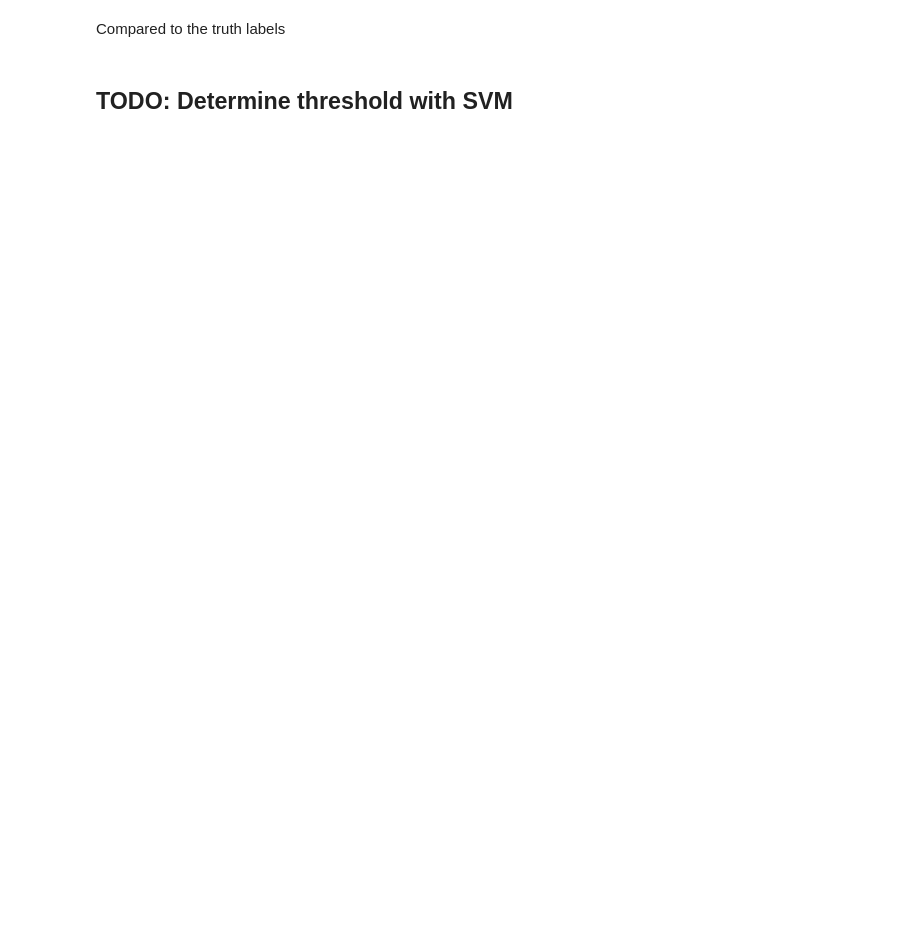
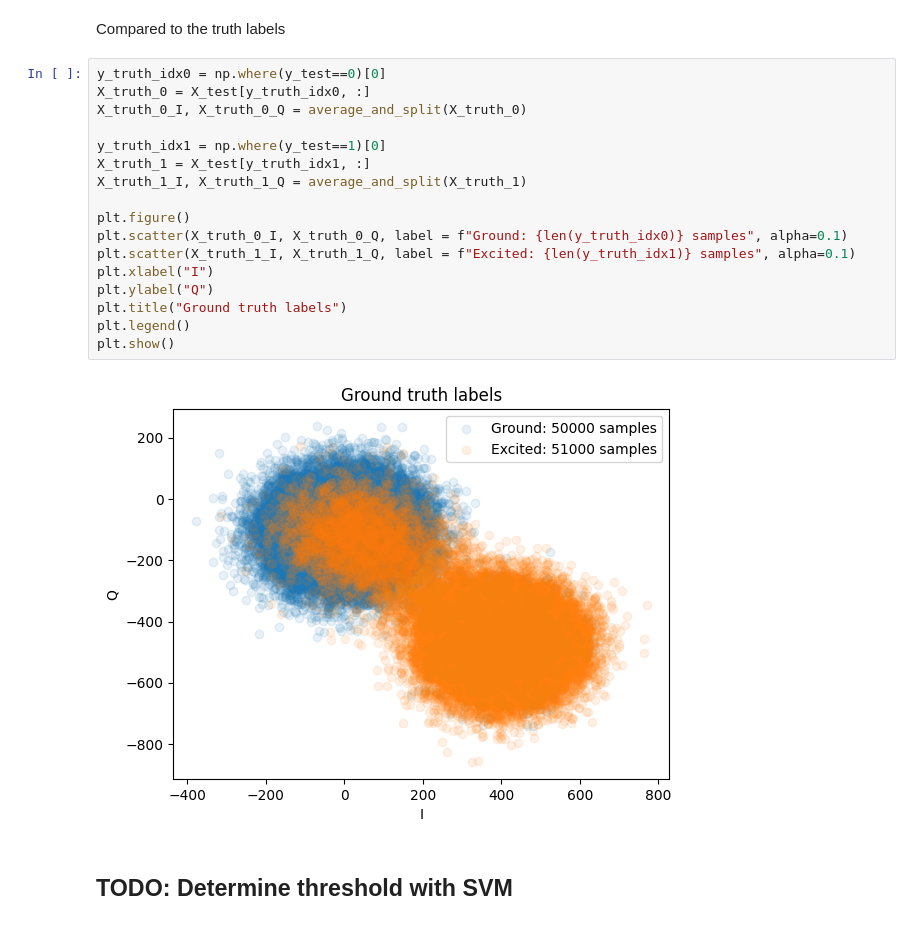
Before and after one commit to abdelabd/ml-quantum-readout, a Jupyter notebook: notebooks/QICK demo thresholding.ipynb, the cells around one changed output. Cells and saved outputs as stored; diff of their text form; blank space fills up the shorter version.

```diff
--- a/notebooks/QICK demo thresholding.ipynb
+++ b/notebooks/QICK demo thresholding.ipynb
@@ -299,4 +303,23 @@ threshold_transform(data_test, theta, threshold)
 # %% [markdown]
 Compared to the truth labels
+# %%
+y_truth_idx0 = np.where(y_test==0)[0]
+X_truth_0 = X_test[y_truth_idx0, :]
+X_truth_0_I, X_truth_0_Q = average_and_split(X_truth_0)
+
+y_truth_idx1 = np.where(y_test==1)[0]
+X_truth_1 = X_test[y_truth_idx1, :]
+X_truth_1_I, X_truth_1_Q = average_and_split(X_truth_1)
+
+plt.figure()
+plt.scatter(X_truth_0_I, X_truth_0_Q, label = f"Ground: {len(y_truth_idx0)} samples", alpha=0.1)
+plt.scatter(X_truth_1_I, X_truth_1_Q, label = f"Excited: {len(y_truth_idx1)} samples", alpha=0.1)
+plt.xlabel("I")
+plt.ylabel("Q")
+plt.title("Ground truth labels")
+plt.legend()
+plt.show()
+# %% [output]
+[figure, added]
 # %% [markdown]
 ## TODO: Determine threshold with SVM
```
Also changed, not shown: parts of 6 cells of this notebook.
